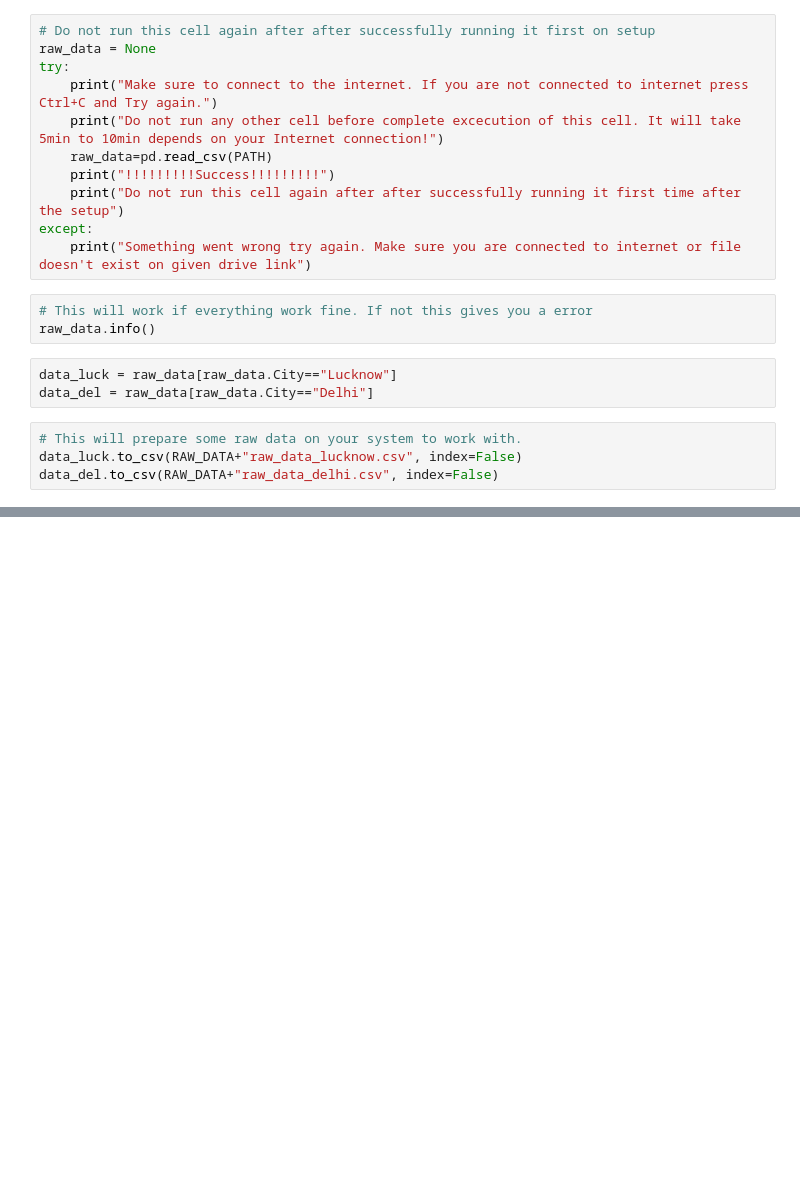
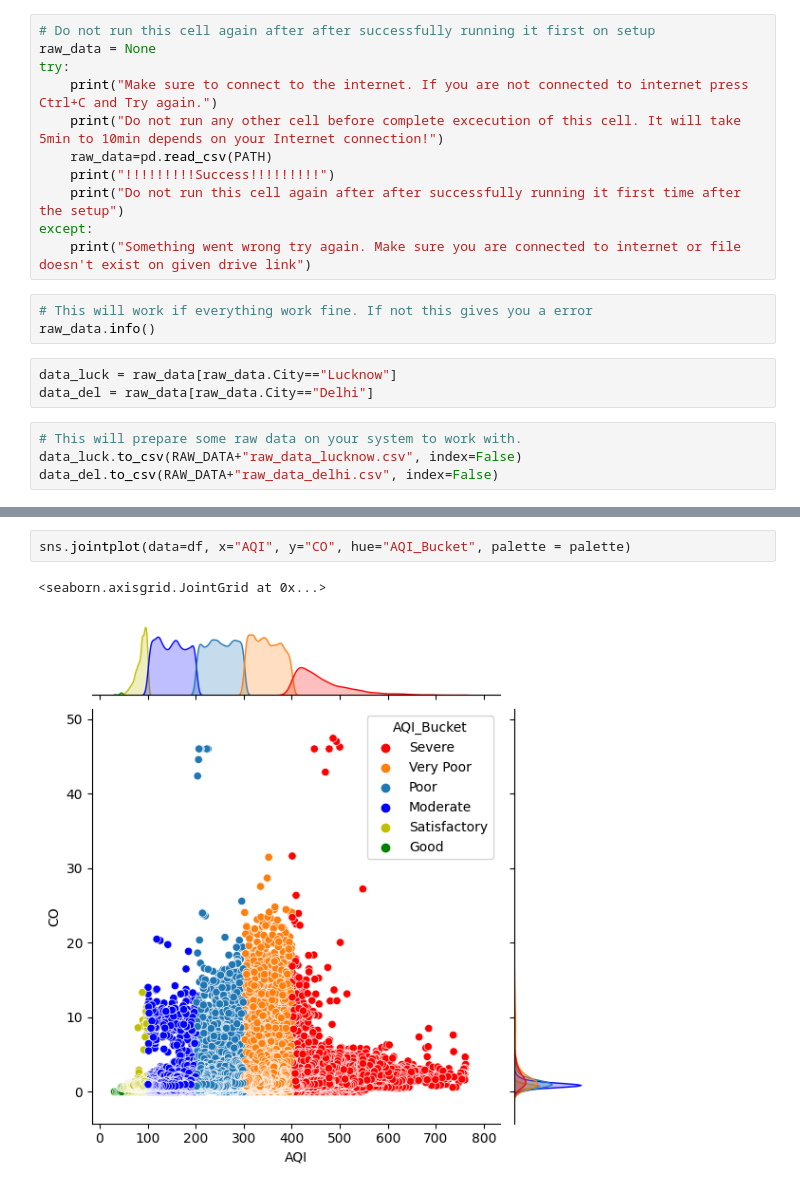
Before and after one commit to suyashmadhesia/aqi-project, a Jupyter notebook: notebooks/preprocess.ipynb, the cells around one changed output, grey strips where cells are left out. Cells and saved outputs as stored; diff of their text form; blank space fills up the shorter version.

```diff
--- a/notebooks/preprocess.ipynb
+++ b/notebooks/preprocess.ipynb
@@ -31,0 +128,5 @@ data_del.to_csv(RAW_DATA+"raw_data_delhi.csv", index=False)
+# %%
+sns.jointplot(data=df, x="AQI", y="CO", hue="AQI_Bucket", palette = palette)
+# %% [output]
+<seaborn.axisgrid.JointGrid at 0x...>
+[figure, added]
```
Also changed, not shown: parts of 42 cells of this notebook, 2 other files.
